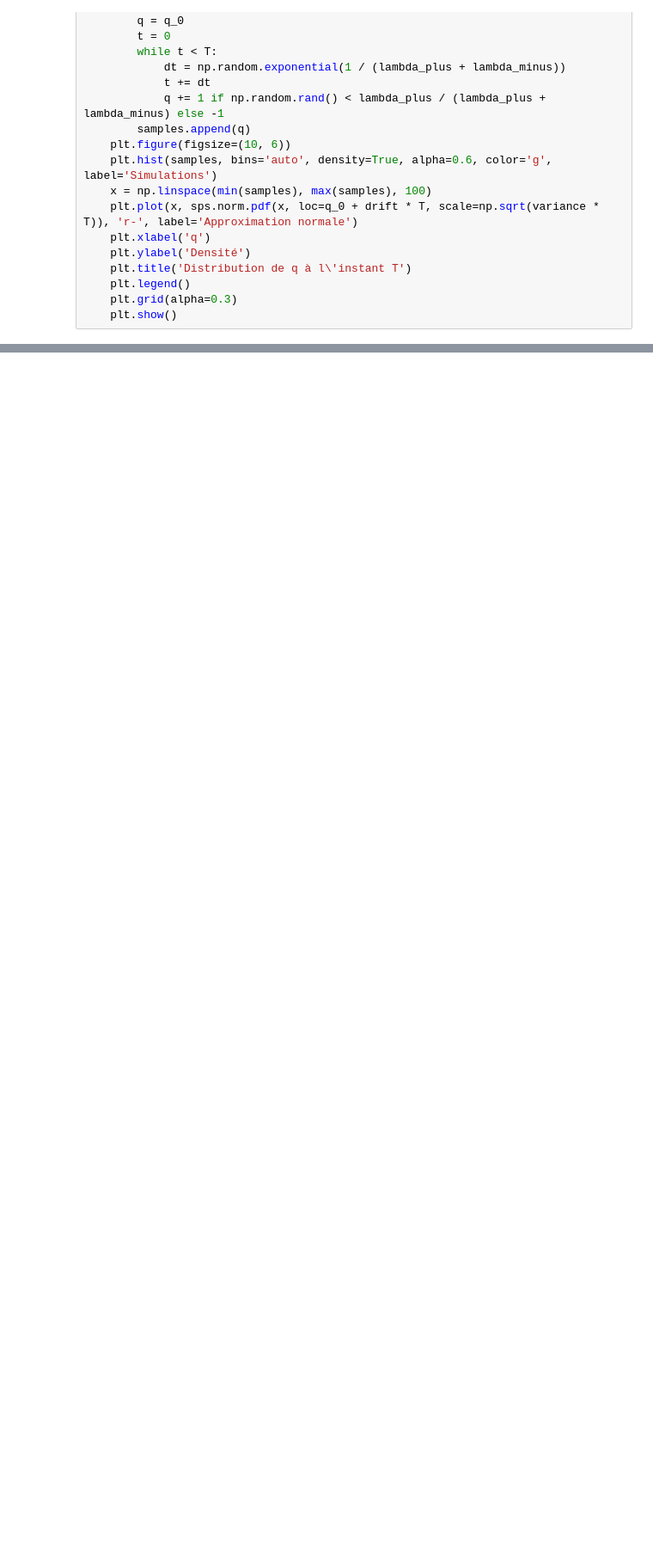
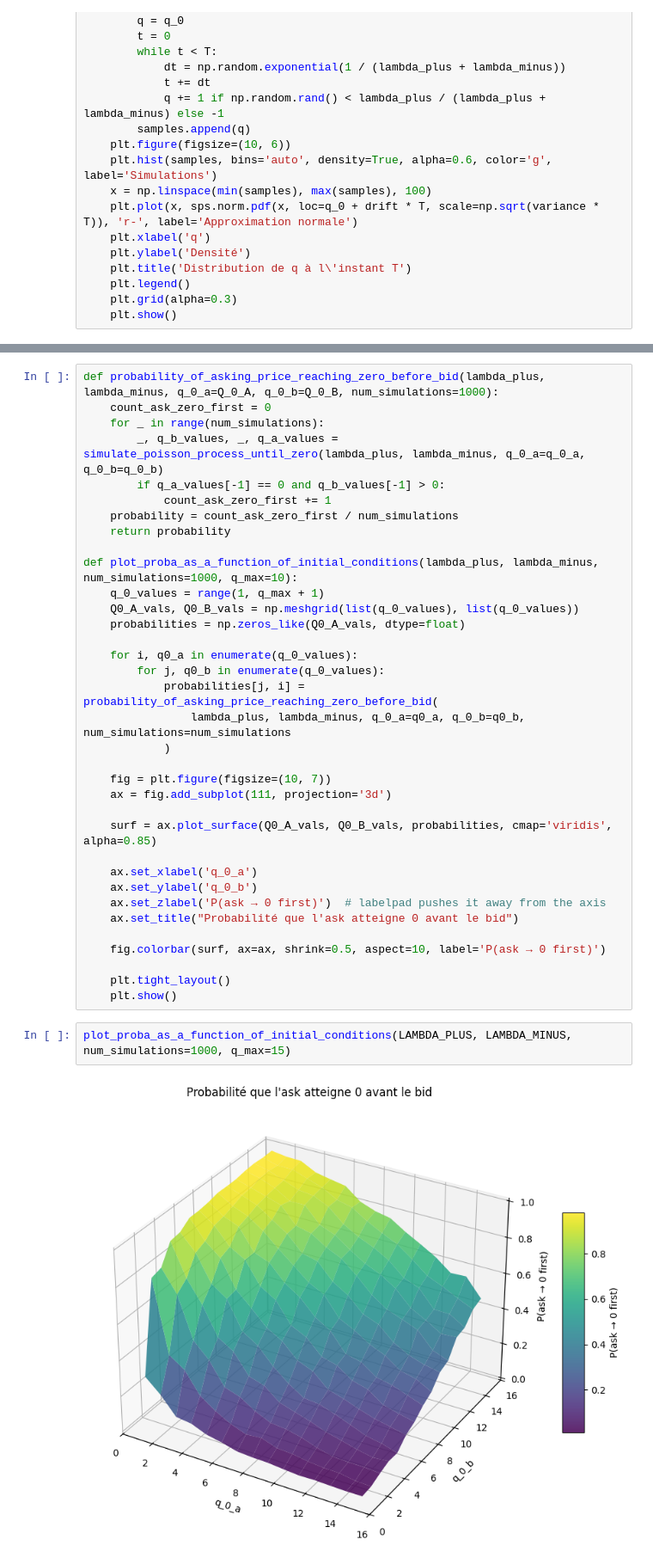
Before and after one commit to anassettahiri2004/Carnet-d-ordres-SNA, a Jupyter notebook: carnet_d_ordres.ipynb, the cells around one changed output, grey strips where cells are left out. Shown at 86% size. Cells and saved outputs as stored; diff of their text form; blank space fills up the shorter version.

```diff
--- a/carnet_d_ordres.ipynb
+++ b/carnet_d_ordres.ipynb
@@ -188,0 +256,39 @@ plot_approximation(100, LAMBDA_PLUS, LAMBDA_MINUS , num_simulations=10000, q_0 =
+# %%
+def probability_of_asking_price_reaching_zero_before_bid(lambda_plus, lambda_minus, q_0_a=Q_0_A, q_0_b=Q_0_B, num_simulations=1000):
+    count_ask_zero_first = 0
+    for _ in range(num_simulations):
+        _, q_b_values, _, q_a_values = simulate_poisson_process_until_zero(lambda_plus, lambda_minus, q_0_a=q_0_a, q_0_b=q_0_b)
+        if q_a_values[-1] == 0 and q_b_values[-1] > 0:
+            count_ask_zero_first += 1
+    probability = count_ask_zero_first / num_simulations
+    return probability
+
+def plot_proba_as_a_function_of_initial_conditions(lambda_plus, lambda_minus, num_simulations=1000, q_max=10):
+    q_0_values = range(1, q_max + 1)
+    Q0_A_vals, Q0_B_vals = np.meshgrid(list(q_0_values), list(q_0_values))
+    probabilities = np.zeros_like(Q0_A_vals, dtype=float)
+
+    for i, q0_a in enumerate(q_0_values):
+        for j, q0_b in enumerate(q_0_values):
+            probabilities[j, i] = probability_of_asking_price_reaching_zero_before_bid(
+                lambda_plus, lambda_minus, q_0_a=q0_a, q_0_b=q0_b, num_simulations=num_simulations
+            )
+
+    fig = plt.figure(figsize=(10, 7))
+    ax = fig.add_subplot(111, projection='3d')
+
+    surf = ax.plot_surface(Q0_A_vals, Q0_B_vals, probabilities, cmap='viridis', alpha=0.85)
+
+    ax.set_xlabel('q_0_a')
+    ax.set_ylabel('q_0_b')
+    ax.set_zlabel('P(ask → 0 first)')  # labelpad pushes it away from the axis
+    ax.set_title("Probabilité que l'ask atteigne 0 avant le bid")
+
+    fig.colorbar(surf, ax=ax, shrink=0.5, aspect=10, label='P(ask → 0 first)')
+
+    plt.tight_layout()
+    plt.show()
+# %%
+plot_proba_as_a_function_of_initial_conditions(LAMBDA_PLUS, LAMBDA_MINUS, num_simulations=1000, q_max=15)
+# %% [output]
+[figure, added]
```
Also changed, not shown: parts of 6 cells of this notebook.
